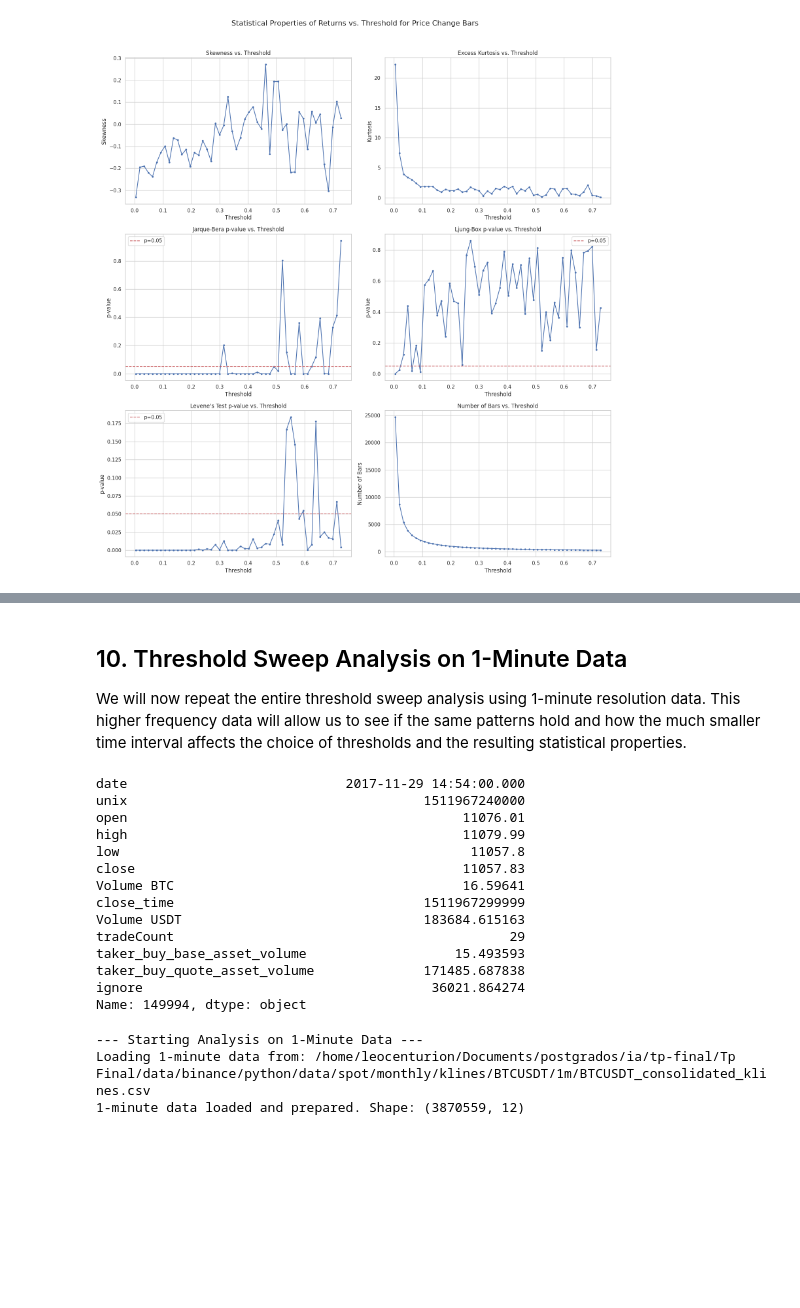
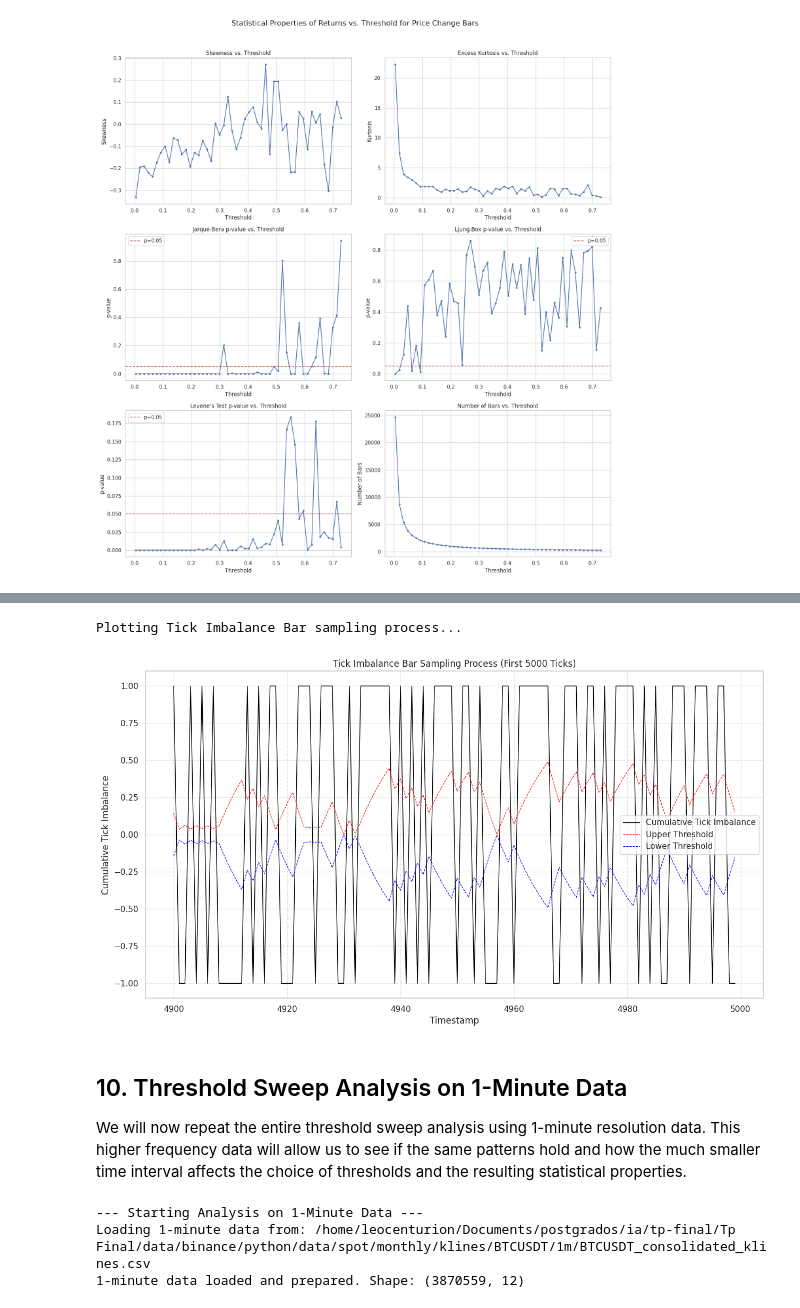
Before and after one commit to LeoCenturion/ceia-tpf, a Jupyter notebook: data_analysis/data_analysis.ipynb, the cells around one changed output, grey strips where cells are left out. Saved outputs shown, nothing was run; the diff lists cells and outputs as text; code cells hidden in the pictures; blank space fills up the shorter version.

```diff
--- a/data_analysis/data_analysis.ipynb
+++ b/data_analysis/data_analysis.ipynb
@@ -1021,0 +1015,16 @@ These results provide strong evidence that by sampling based on market activity,
+# %%
+print("\nAnalyzing statistical properties of Tick Imbalance Bar returns...")
+
+# Create Tick Imbalance Bars from the hourly data.
+# We'll use an initial bar size estimate of 24 hours (1 day) as a starting point,
+# as the default of 1 would lead to a bar per tick.
+tick_imbalance_bars, thresholds, cum_imb = create_tick_imbalance_bars(
+    df_for_bars,
+    initial_bar_size_estimate=24
+)
+
+if not tick_imbalance_bars.empty:
+    returns = tick_imbalance_bars['close'].pct_change()
+    analyze_returns_properties(returns, "Tick Imbalance Bars (from 1-hour data)")
+else:
+    print("Could not create Tick Imbalance Bars, possibly due to insufficient data.")
@@ -1022,21 +1050,49 @@ These results provide strong evidence that by sampling based on market activity,
+# %%
+import datetime
+# Plot the cumulative imbalance, the dynamic thresholds, and the bar sampling points
+if not tick_imbalance_bars.empty:
+    print("Plotting Tick Imbalance Bar sampling process...")
+
+    # Limit plot to a smaller window for readability if the dataset is large
+    plot_window = df_for_bars.index[4900:5000] # Plot first ~5000 data points
+
+    plt.figure(figsize=(15, 8))
+
+    # Plot cumulative imbalance
+    plt.plot(plot_window, cum_imb.loc[plot_window], label='Cumulative Tick Imbalance', color='black', linewidth=1)
+
+    # Plot dynamic thresholds
+    plt.plot(plot_window, thresholds.loc[plot_window], label='Upper Threshold', color='red', linestyle='--', linewidth=0.8)
+    plt.plot(plot_window, -thresholds.loc[plot_window], label='Lower Threshold', color='blue', linestyle='--', linewidth=0.8)
+
+    # Mark the points where bars were sampled
+    sample_points = tick_imbalance_bars.index
+    sample_points_in_window = sample_points[sample_points.isin(plot_window)]
+
+    if not sample_points_in_window.empty:
+        plt.scatter(
+            sample_points_in_window,
+            cum_imb.loc[sample_points_in_window],
+            color='lime',
+            marker='o',
+            s=50,
+            label='Bar Sampled',
+            zorder=5 # Plot on top
+        )
+
+    plt.title('Tick Imbalance Bar Sampling Process (First 5000 Ticks)')
+    plt.xlabel('Timestamp')
+    plt.ylabel('Cumulative Tick Imbalance')
+    plt.legend()
+    # plt.xlim(datetime.datetime(2023,1,1), datetime.datetime(2024,1,1))
+    plt.grid(True, which="both", ls="--", alpha=0.5)
+    plt.show()
+else:
+    print("No Tick Imbalance Bars were created, skipping plot.")
+# %% [output]
+Plotting Tick Imbalance Bar sampling process...
+[figure, added]
 # %% [markdown]
 ## 10. Threshold Sweep Analysis on 1-Minute Data
 
 We will now repeat the entire threshold sweep analysis using 1-minute resolution data. This higher frequency data will allow us to see if the same patterns hold and how the much smaller time interval affects the choice of thresholds and the resulting statistical properties.
-# %%
-df_1m.iloc[149994]
-# %% [output]
-date                            2017-11-29 14:54:00.000
-unix                                      1511967240000
-open                                           11076.01
-high                                           11079.99
-low                                             11057.8
-close                                          11057.83
-Volume BTC                                     16.59641
-close_time                                1511967299999
-Volume USDT                               183684.615163
-tradeCount                                           29
-taker_buy_base_asset_volume                   15.493593
-taker_buy_quote_asset_volume              171485.687838
-ignore                                     36021.864274
-Name: 149994, dtype: object
```
Also changed, not shown: parts of 12 cells of this notebook, 4 other files.
